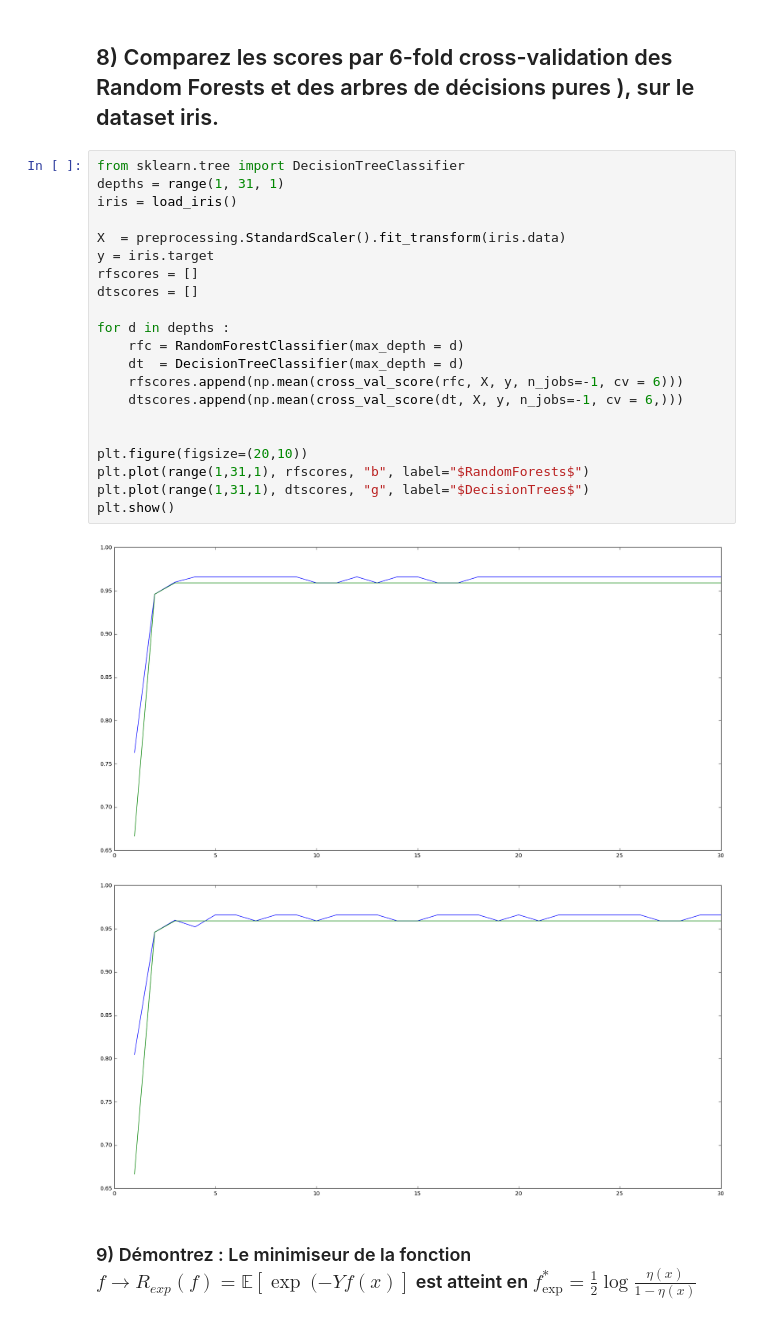
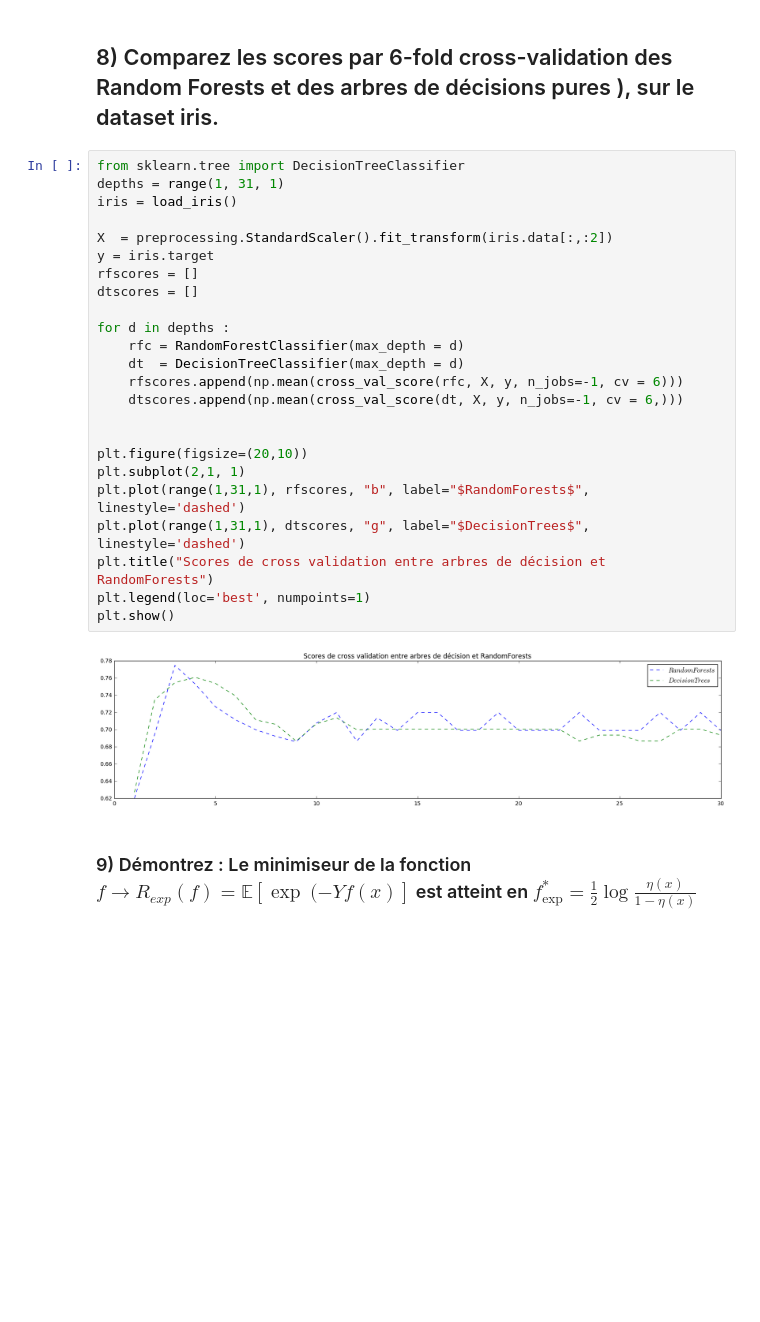
Before and after one commit to rvi008/ensembles, a Jupyter notebook: ensembles.ipynb, the cells around one changed output. Drawn from its saved outputs; the diff is of its cells as text; blank space fills up the shorter version.

```diff
--- a/ensembles.ipynb
+++ b/ensembles.ipynb
@@ -282,27 +282,29 @@ plt.show()
 # %%
 from sklearn.tree import DecisionTreeClassifier
 depths = range(1, 31, 1)
 iris = load_iris()
 
-X  = preprocessing.StandardScaler().fit_transform(iris.data)
+X  = preprocessing.StandardScaler().fit_transform(iris.data[:,:2])
 y = iris.target
 rfscores = []
 dtscores = []
 
 for d in depths :
     rfc = RandomForestClassifier(max_depth = d)
     dt  = DecisionTreeClassifier(max_depth = d)
     rfscores.append(np.mean(cross_val_score(rfc, X, y, n_jobs=-1, cv = 6)))
     dtscores.append(np.mean(cross_val_score(dt, X, y, n_jobs=-1, cv = 6,)))
 
 
 plt.figure(figsize=(20,10))
-plt.plot(range(1,31,1), rfscores, "b", label="$RandomForests$")
-plt.plot(range(1,31,1), dtscores, "g", label="$DecisionTrees$")
+plt.subplot(2,1, 1)
+plt.plot(range(1,31,1), rfscores, "b", label="$RandomForests$", linestyle='dashed')
+plt.plot(range(1,31,1), dtscores, "g", label="$DecisionTrees$", linestyle='dashed')
+plt.title("Scores de cross validation entre arbres de décision et RandomForests")
+plt.legend(loc='best', numpoints=1)
 plt.show()
 # %% [output]
-[figure, old version]
+[figure, new version]
-[figure, removed]
 # %% [markdown]
 ### 9) Démontrez : Le minimiseur de la fonction $f → R_{exp}(f) = \mathbb{E}[\exp \ (−Y f(x)]$ est atteint en  $f_{\exp}^{*} = \frac{1}{2} \log{\frac{\eta{(x)}}{1-\eta{(x)}}}$
 # %% [markdown]
```
Also changed, not shown: parts of 2 cells of this notebook.
